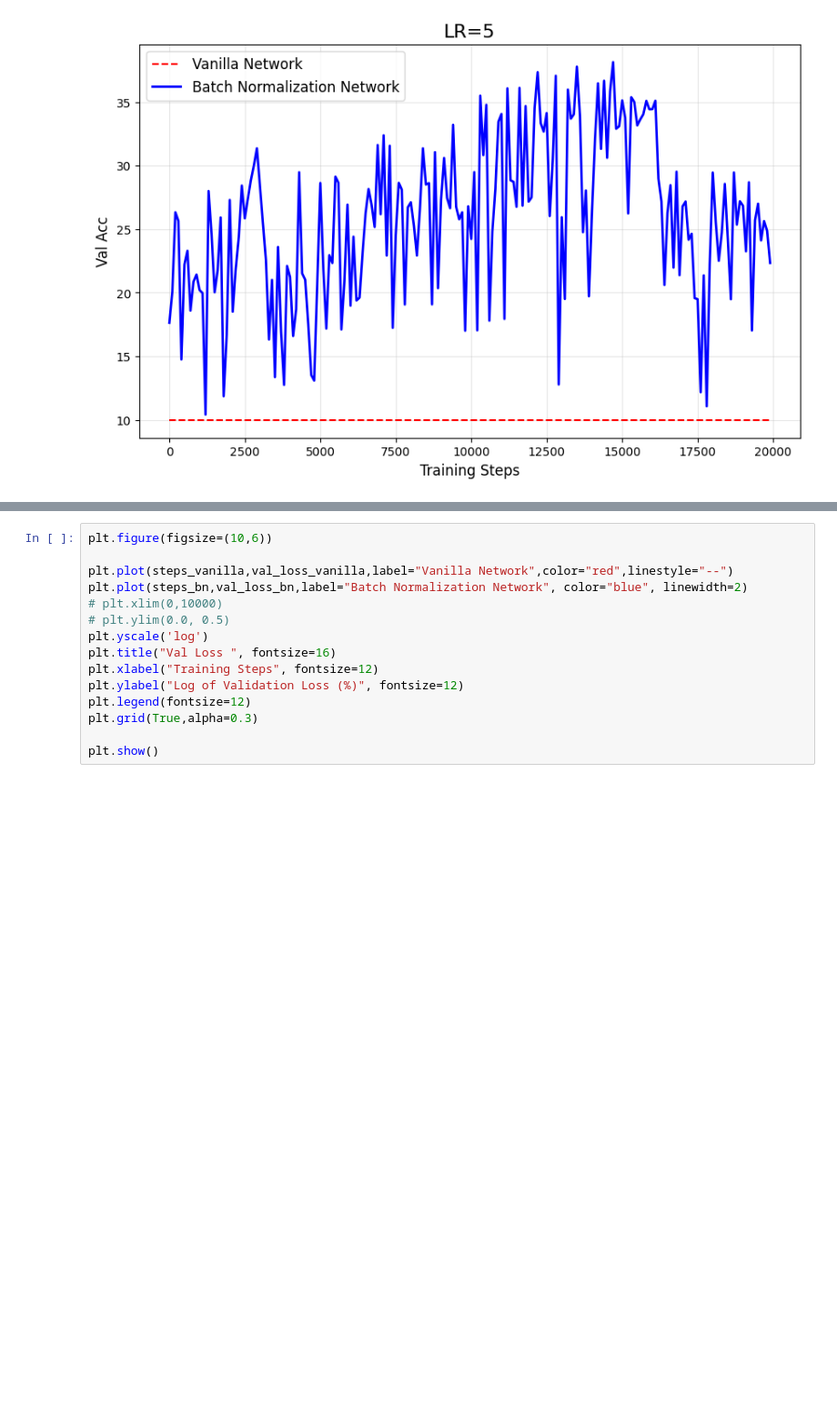
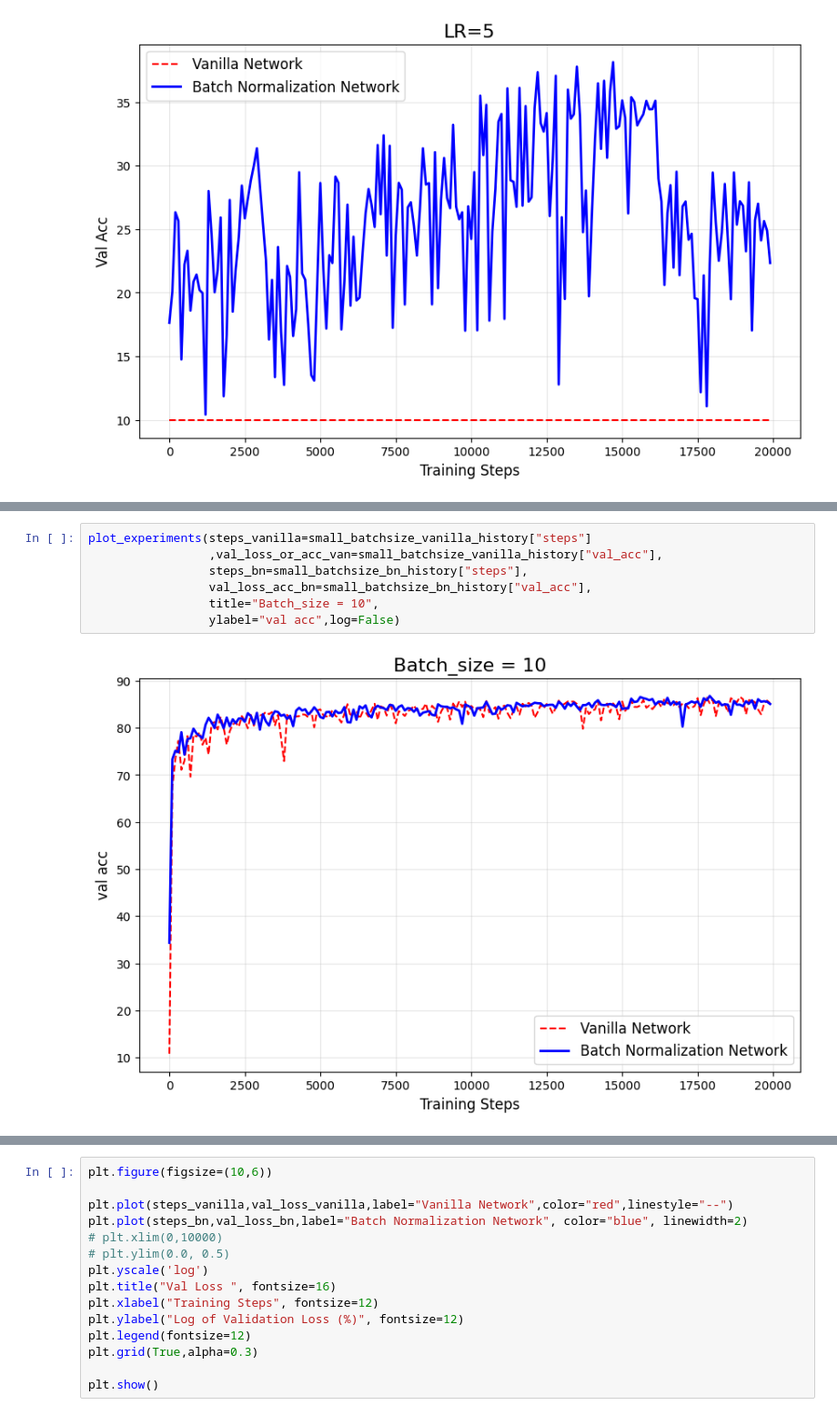
Before and after one commit to Adieltheanalyst/relearning_ml_materials, a Jupyter notebook: testing_batchnormalization.ipynb, the cells around one changed output, grey strips where cells are left out. Shown at 91% size. Drawn from its saved outputs; the diff is of its cells as text; blank space fills up the shorter version.

```diff
--- a/testing_batchnormalization.ipynb
+++ b/testing_batchnormalization.ipynb
@@ -458,0 +479,9 @@ plot_experiments(steps_vanilla=big_lr_vanilla_history["steps"]
+# %%
+plot_experiments(steps_vanilla=small_batchsize_vanilla_history["steps"]
+                 ,val_loss_or_acc_van=small_batchsize_vanilla_history["val_acc"],
+                 steps_bn=small_batchsize_bn_history["steps"],
+                 val_loss_acc_bn=small_batchsize_bn_history["val_acc"],
+                 title="Batch_size = 10",
+                 ylabel="val acc",log=False)
+# %% [output]
+[figure, added]
```
Also changed, not shown: parts of 3 cells of this notebook.
